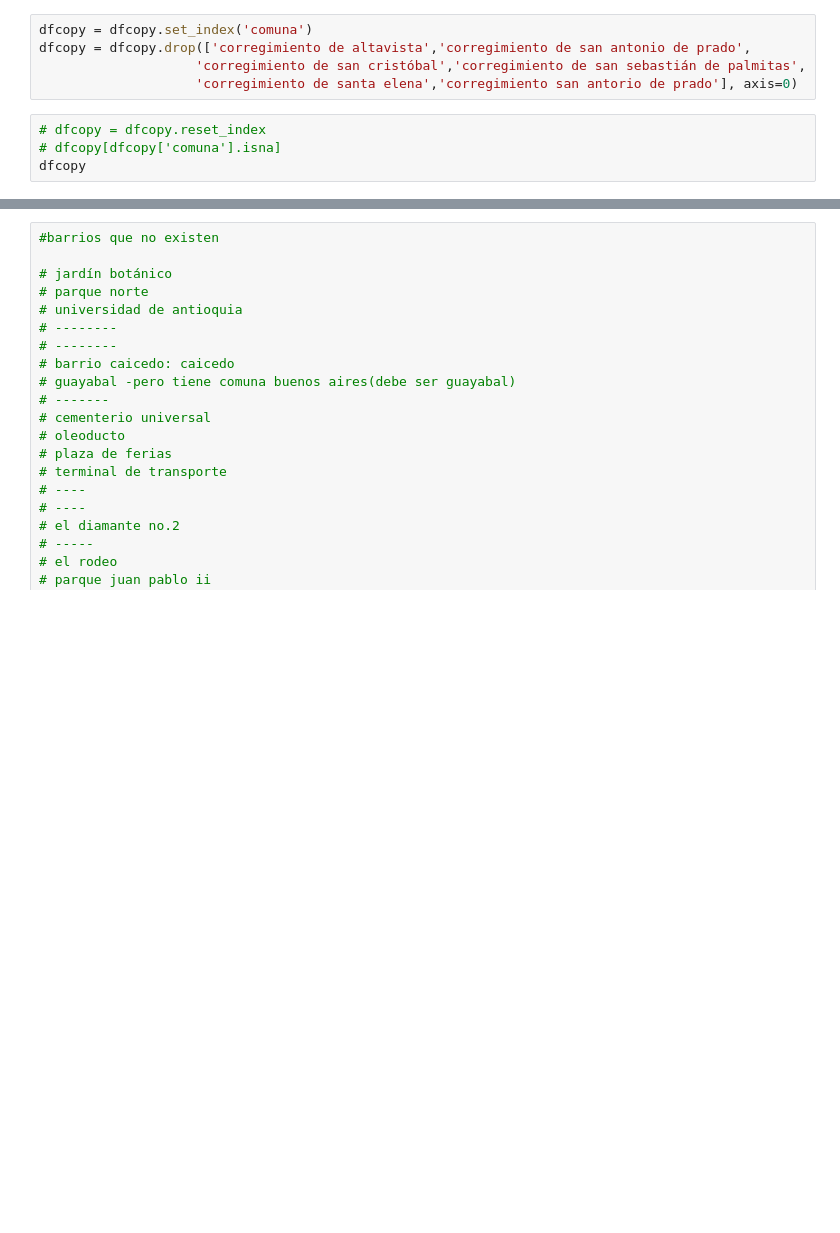
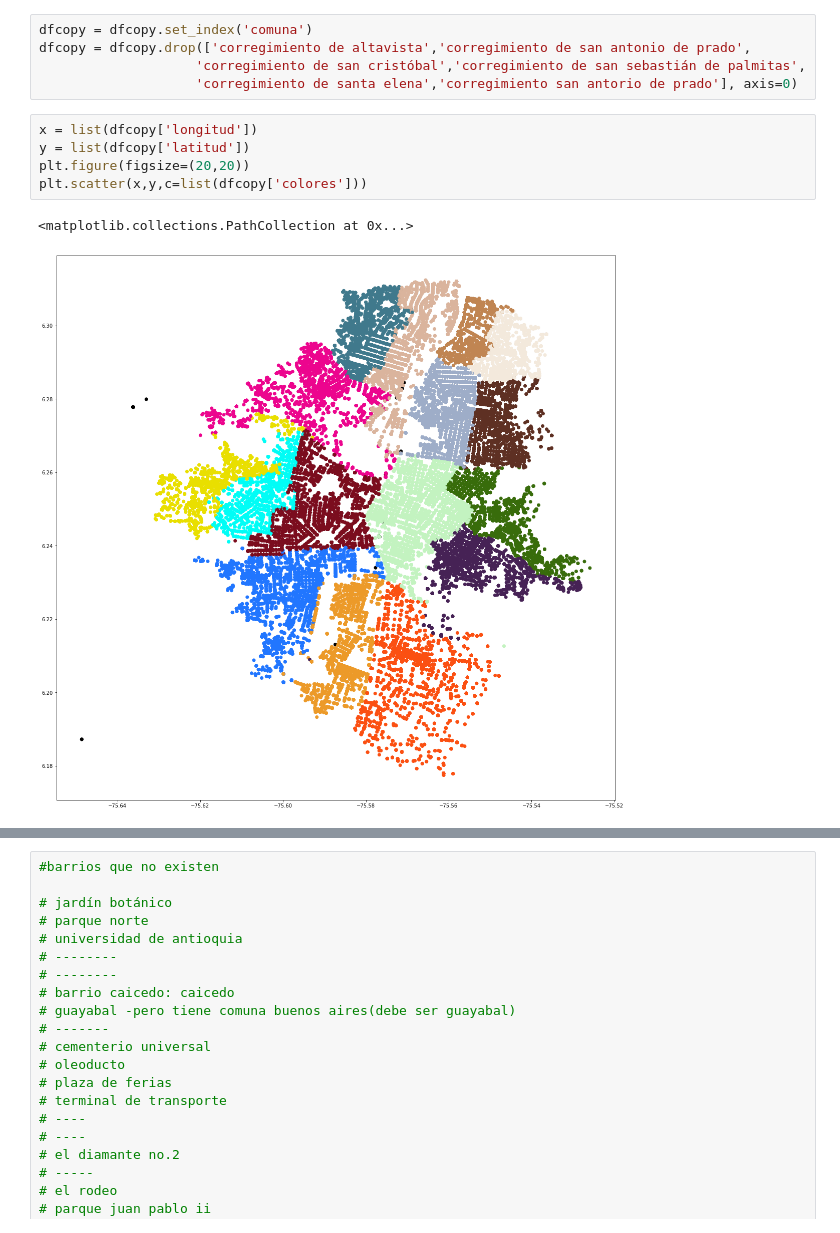
Before and after one commit to cdbolivarz/-Accidentality_Predictions_Medellin, a Jupyter notebook: Limpieza__y_formato.ipynb, the cells around one changed output, grey strips where cells are left out. Saved outputs shown, nothing was run; the diff lists cells and outputs as text; blank space fills up the shorter version.

Commit message:
buscando la comuna de los accidentes con comuna nan

```diff
--- a/Limpieza__y_formato.ipynb
+++ b/Limpieza__y_formato.ipynb
@@ -377,7 +367,11 @@ dfcopy = dfcopy.set_index('comuna')
 dfcopy = dfcopy.drop(['corregimiento de altavista','corregimiento de san antonio de prado',
                     'corregimiento de san cristóbal','corregimiento de san sebastián de palmitas',
                     'corregimiento de santa elena','corregimiento san antorio de prado'], axis=0)
-# %%
-# dfcopy = dfcopy.reset_index
-# dfcopy[dfcopy['comuna'].isna]
-dfcopy
+# %%
+x = list(dfcopy['longitud'])
+y = list(dfcopy['latitud'])
+plt.figure(figsize=(20,20))
+plt.scatter(x,y,c=list(dfcopy['colores']))
+# %% [output]
+<matplotlib.collections.PathCollection at 0x...>
+[figure, added]
```
Also changed, not shown: parts of 19 cells of this notebook.
